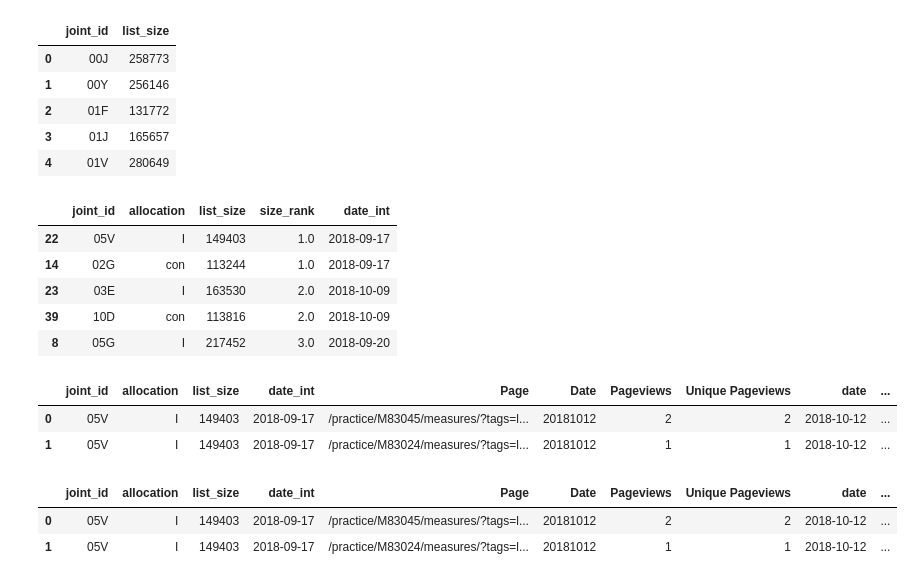
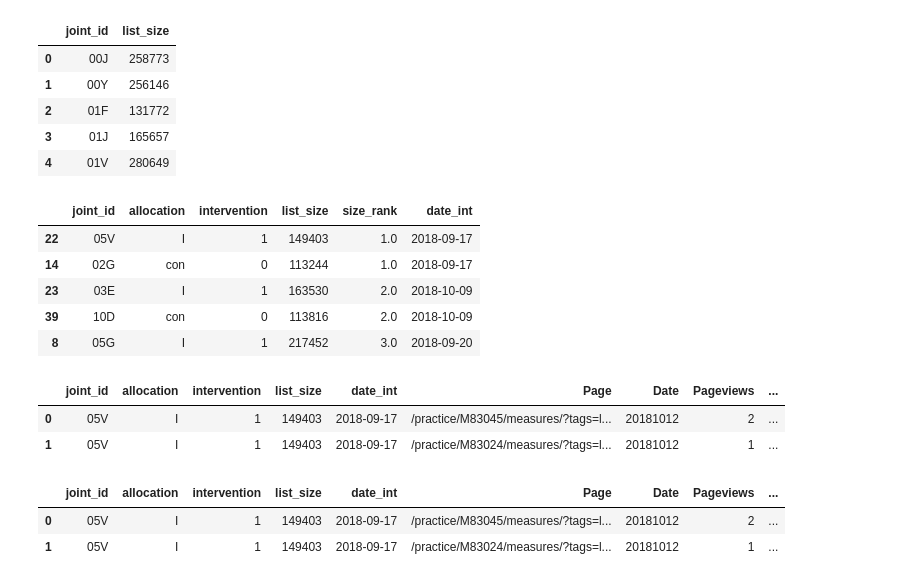
Before and after one commit to ebmdatalab/low-priority-CCG-visit-RCT, a Jupyter notebook: outcomes/Page Views and links analysis for LPP RCT.ipynb, the cells around one changed output. Saved outputs shown, nothing was run; the diff lists cells and outputs as text; code cells hidden in the pictures.

```diff
--- a/outcomes/Page Views and links analysis for LPP RCT.ipynb
+++ b/outcomes/Page Views and links analysis for LPP RCT.ipynb
@@ -121,5 +119,8 @@ rct_ccgs = rct_ccgs.merge(team, on="joint_team", how="left")
 # fill blank ccg_ids from joint_id column, so every CCG has a value for joint_id
 rct_ccgs["pct_id"] = rct_ccgs["ccg_id"].combine_first(rct_ccgs["joint_id"])
 rct_ccgs = rct_ccgs[["joint_id", "allocation", "pct_id"]]
+# Add numerical intervention field
+rct_ccgs['intervention'] = rct_ccgs.allocation.map({'con': 0, 'I': 1})
+
 rct_ccgs.head()
 # %% [output]
@@ -164,7 +165,7 @@ pop = pd.read_gbq(query, GBQ_PROJECT_ID, dialect='standard', verbose=False)
 pop.to_csv("../data/practice_statistics.csv")
 # %%
 # merge rct_ccgs with population data
-ccg_populations = rct_ccgs.merge(pop, on="pct_id", how="left")
+ccg_populations = rct_ccgs.merge(pop, on="pct_id", how="left")[["joint_id", "list_size"]]
 
 # group up to joint teams
 joint_team_populations = ccg_populations.groupby("joint_id").sum().reset_index()
@@ -197,26 +198,25 @@ allocations_with_dates_and_sizes = allocations_with_dates_and_sizes.merge(i_grou
          .drop("date", axis=1)\
          .sort_values(by=["size_rank", "allocation"])
 allocations_with_dates_and_sizes.head()
-#allocations_with_dates_and_sizes[((allocations_with_dates_and_sizes['joint_id'] == '02G') & (allocations_with_dates_and_sizes['date_int'] == '2018-10-05'))]
 # %% [output]
-|  | joint_id | allocation | list_size | size_rank | date_int |
-| 22 | 05V | I | 149403 | 1.0 | 2018-09-17 |
-| 14 | 02G | con | 113244 | 1.0 | 2018-09-17 |
-| 23 | 03E | I | 163530 | 2.0 | 2018-10-09 |
-| 39 | 10D | con | 113816 | 2.0 | 2018-10-09 |
-| 8 | 05G | I | 217452 | 3.0 | 2018-09-20 |
+|  | joint_id | allocation | intervention | list_size | size_rank | date_int |
+| 22 | 05V | I | 1 | 149403 | 1.0 | 2018-09-17 |
+| 14 | 02G | con | 0 | 113244 | 1.0 | 2018-09-17 |
+| 23 | 03E | I | 1 | 163530 | 2.0 | 2018-10-09 |
+| 39 | 10D | con | 0 | 113816 | 2.0 | 2018-10-09 |
+| 8 | 05G | I | 1 | 217452 | 3.0 | 2018-09-20 |
 # %%
 # join joint-group / ccg allocations, visit dates and list size info to page views data
 all_data = allocations_with_dates_and_sizes.drop("size_rank", axis=1)\
        .merge(
-           stats_with_allocations.drop(["allocation", "pct_id", "ccg_id"], axis=1),
+           stats_with_allocations.drop(["allocation", "pct_id", "ccg_id", "intervention"], axis=1),
            how='left',
            on='joint_id')
 all_data.head(2)
 # %% [output]
-|  | joint_id | allocation | list_size | date_int | Page | Date | Pageviews | Unique Pageviews | date | ... |
-| 0 | 05V | I | 149403 | 2018-09-17 | /practice/M83045/measures/?tags=l... | 20181012 | 2 | 2 | 2018-10-12 | ... |
-| 1 | 05V | I | 149403 | 2018-09-17 | /practice/M83024/measures/?tags=l... | 20181012 | 1 | 1 | 2018-10-12 | ... |
+|  | joint_id | allocation | intervention | list_size | date_int | Page | Date | Pageviews | ... |
+| 0 | 05V | I | 1 | 149403 | 2018-09-17 | /practice/M83045/measures/?tags=l... | 20181012 | 2 | ... |
+| 1 | 05V | I | 1 | 149403 | 2018-09-17 | /practice/M83024/measures/?tags=l... | 20181012 | 1 | ... |
 # %%
 # assign each page view occurrence to before vs after intervention (1 month ~ 28 days)
 
@@ -229,6 +229,6 @@ all_data.loc[(all_data.datediff >= "-28 days") & (all_data.datediff < "0 days"),
 all_data["Unique Pageviews"] = all_data["Unique Pageviews"].fillna(0)
 all_data.head(2)
 # %% [output]
-|  | joint_id | allocation | list_size | date_int | Page | Date | Pageviews | Unique Pageviews | date | ... |
-| 0 | 05V | I | 149403 | 2018-09-17 | /practice/M83045/measures/?tags=l... | 20181012 | 2 | 2 | 2018-10-12 | ... |
-| 1 | 05V | I | 149403 | 2018-09-17 | /practice/M83024/measures/?tags=l... | 20181012 | 1 | 1 | 2018-10-12 | ... |
+|  | joint_id | allocation | intervention | list_size | date_int | Page | Date | Pageviews | ... |
+| 0 | 05V | I | 1 | 149403 | 2018-09-17 | /practice/M83045/measures/?tags=l... | 20181012 | 2 | ... |
+| 1 | 05V | I | 1 | 149403 | 2018-09-17 | /practice/M83024/measures/?tags=l... | 20181012 | 1 | ... |
```
Also changed, not shown: parts of 44 cells of this notebook, 2 other files.
